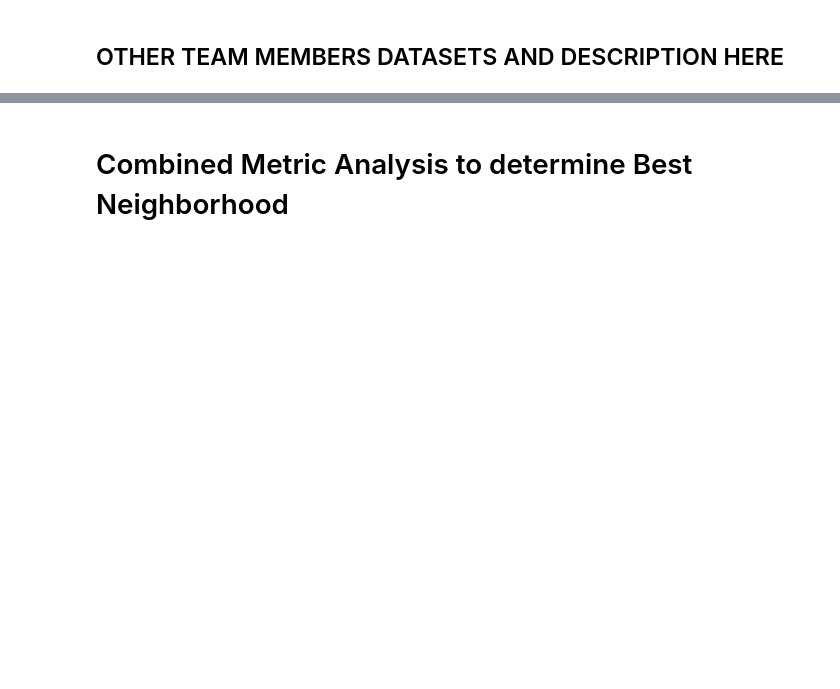
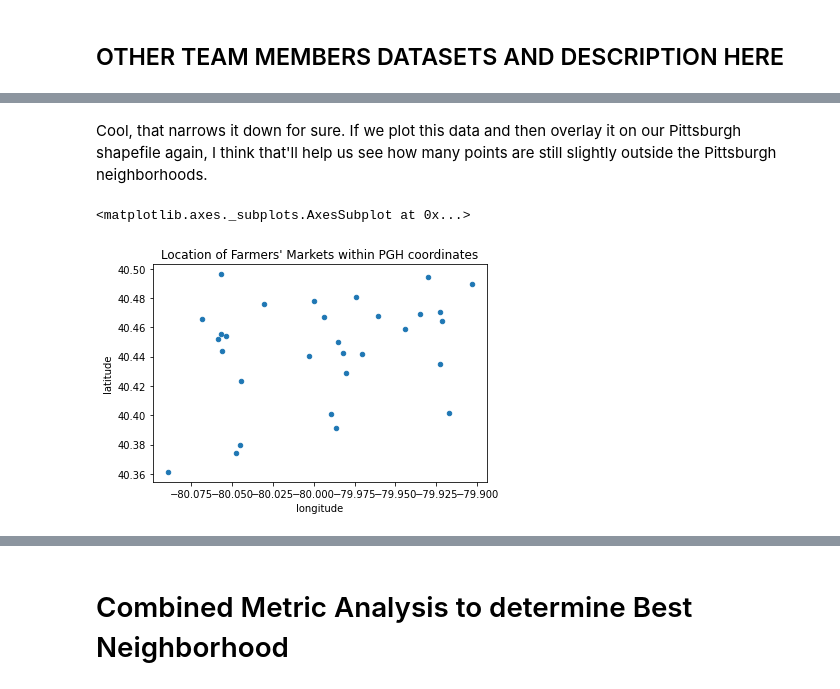
Before and after one commit to ljablunovsky/Spring-2022-CMPINF-0010-Final-Project-Notebook-, a Jupyter notebook: Combined-Final-Notebook.ipynb, the cells around one changed output, grey strips where cells are left out. Cells and saved outputs as stored; diff of their text form; code cells hidden in the pictures; blank space fills up the shorter version.

```diff
--- a/Combined-Final-Notebook.ipynb
+++ b/Combined-Final-Notebook.ipynb
@@ -18,0 +72,4 @@ All of our datasets come from the WPRDC website. For the nutrition metric, Laure
+# %%
+query_mask = ((farm_market['latitude'] < 40.50) & (farm_market["latitude"] > 40.36) & (farm_market["longitude"] > -80.10) & (farm_market["longitude"] < -79.90))
+city_markets = farm_market[query_mask]
+city_markets.head()
@@ -18,0 +83,7 @@ All of our datasets come from the WPRDC website. For the nutrition metric, Laure
+# %% [markdown]
+Cool, that narrows it down for sure. If we plot this data and then overlay it on our Pittsburgh shapefile again, I think that'll help us see how many points are still slightly outside the Pittsburgh neighborhoods.
+# %%
+city_markets.plot(kind = "scatter", x = "longitude", y = "latitude", title= "Location of Farmers' Markets within PGH coordinates")
+# %% [output]
+<matplotlib.axes._subplots.AxesSubplot at 0x...>
+[figure, added]
```
Also changed, not shown: parts of 26 cells of this notebook.
